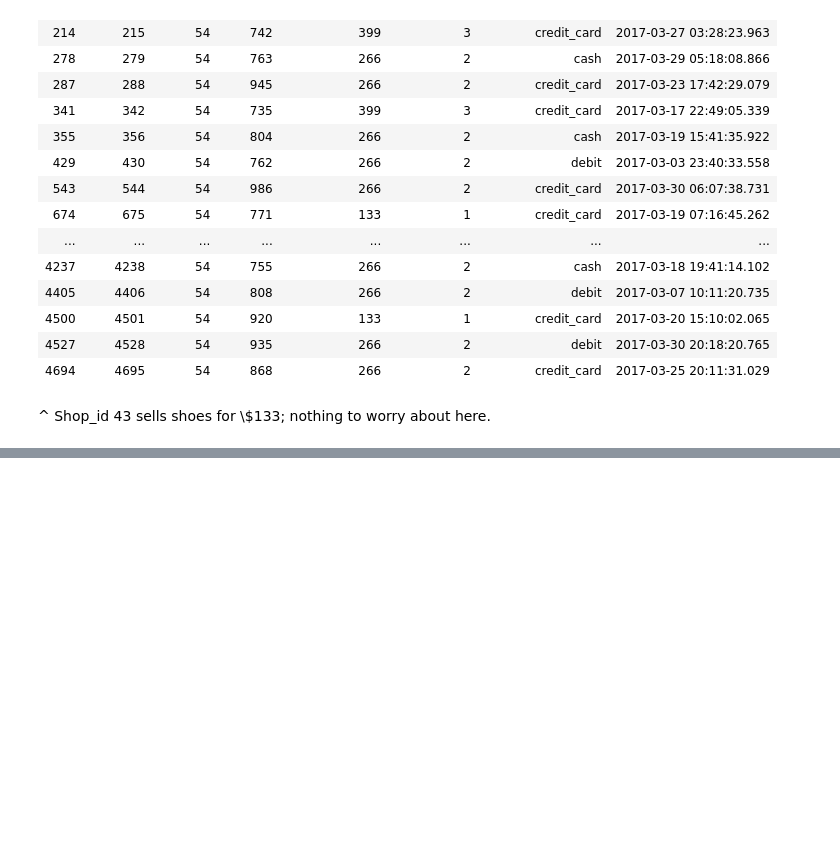
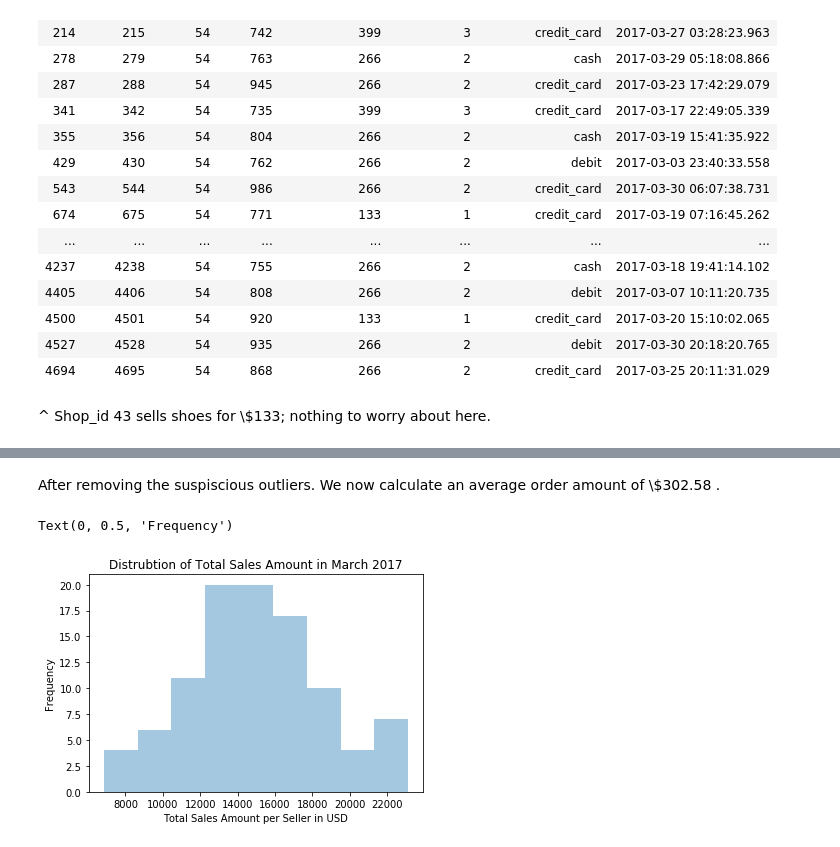
Before and after one commit to rmlevy1/ShopifyChallenge, a Jupyter notebook: EDA & Cleaning.ipynb, the cells around one changed output, grey strips where cells are left out. Cells and saved outputs as stored; diff of their text form; code cells hidden in the pictures; blank space fills up the shorter version.

```diff
--- a/EDA & Cleaning.ipynb
+++ b/EDA & Cleaning.ipynb
@@ -227,0 +226,3 @@ sneaker_data.payment_method.value_counts().plot(kind='bar', title = 'Payment Met
+# %%
+sneaker_data1 = sneaker_data.loc[sneaker_data.user_id != 607]
+sneaker_data1 = sneaker_data1.loc[sneaker_data.shop_id != 78]
@@ -227,0 +241,10 @@ sneaker_data.payment_method.value_counts().plot(kind='bar', title = 'Payment Met
+# %% [markdown]
+After removing the suspiscious outliers. We now calculate an average order amount of \\$302.58 .
+# %%
+sns.distplot(sneaker_data1.groupby('shop_id').order_amount.sum(), kde=False)
+plt.title('Distrubtion of Total Sales Amount in March 2017')
+plt.xlabel('Total Sales Amount per Seller in USD')
+plt.ylabel('Frequency')
+# %% [output]
+Text(0, 0.5, 'Frequency')
+[figure, added]
```
Also changed, not shown: parts of 6 cells of this notebook.
